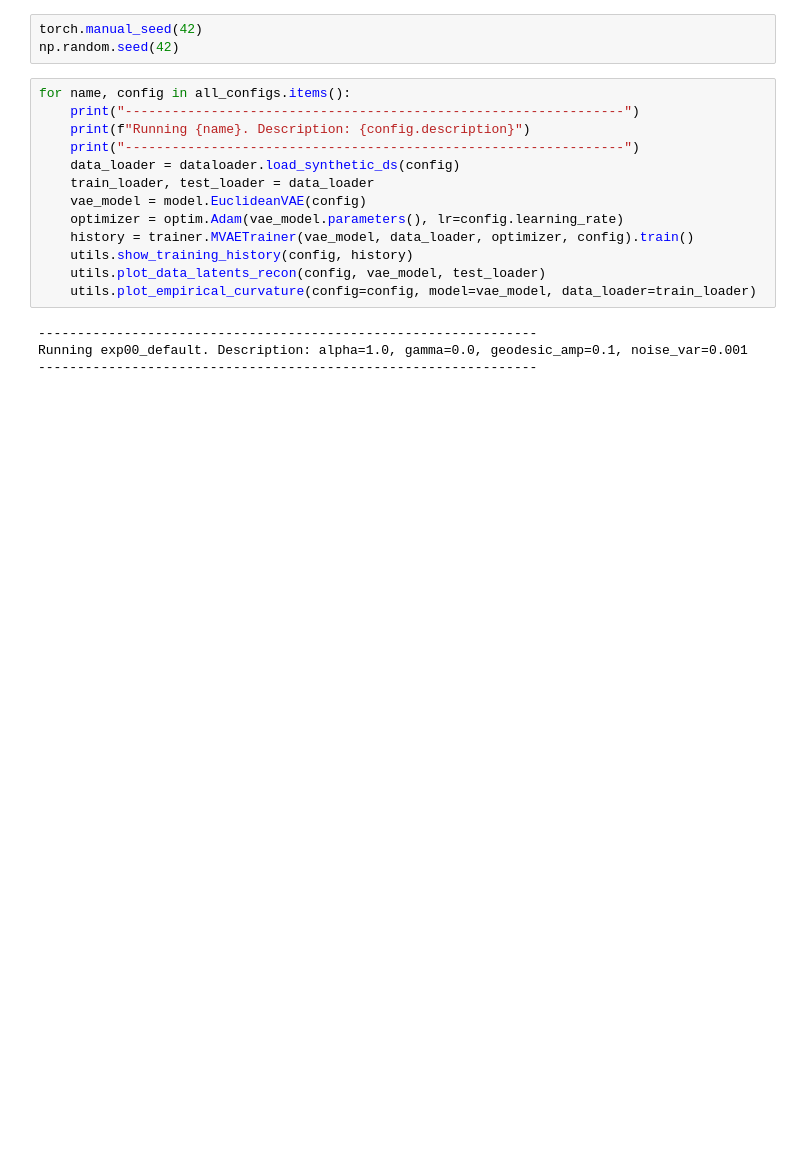
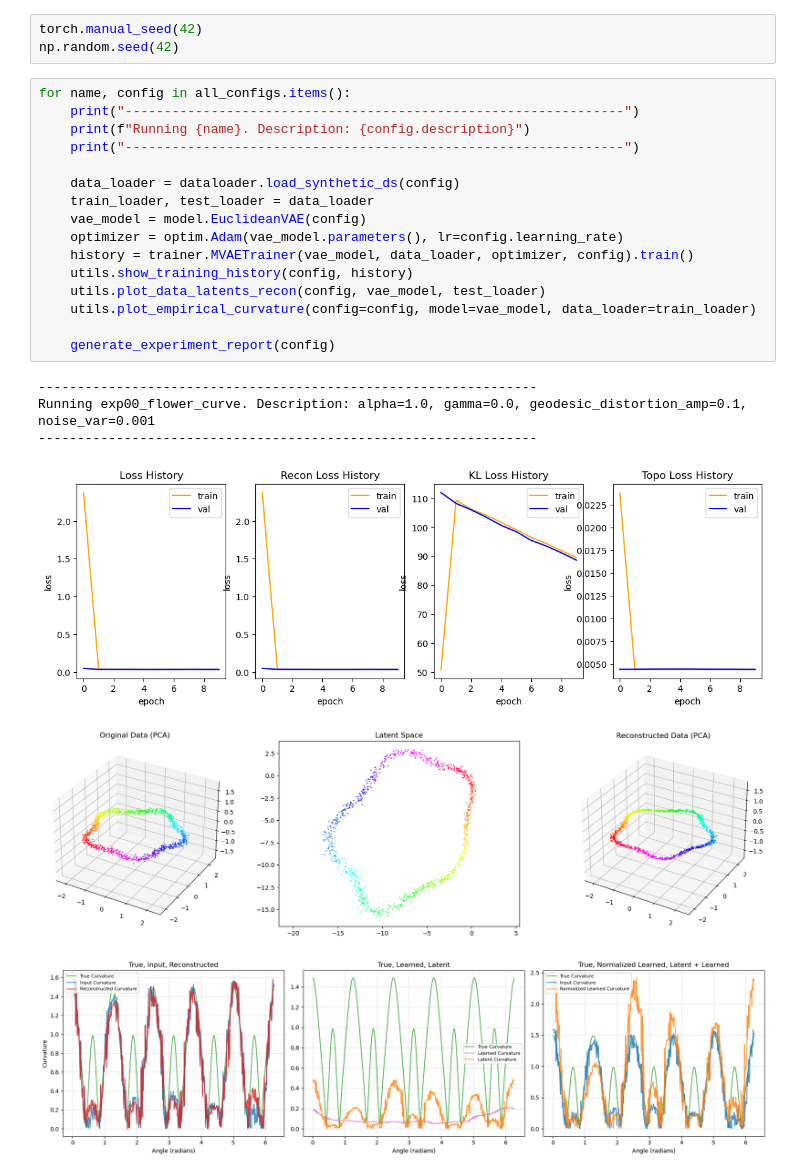
Before and after one commit to graeps/TopoGeoAEs, a Jupyter notebook: experiments/flower_experiments.ipynb, the cells around one changed output. Drawn from its saved outputs; the diff is of its cells as text; blank space fills up the shorter version.

Commit message:
improving experiment flow and logging

```diff
--- a/experiments/flower_experiments.ipynb
+++ b/experiments/flower_experiments.ipynb
@@ -26,17 +28,23 @@ np.random.seed(42)
 # %%
 for name, config in all_configs.items():
     print("----------------------------------------------------------------")
     print(f"Running {name}. Description: {config.description}")
     print("----------------------------------------------------------------")
+
     data_loader = dataloader.load_synthetic_ds(config)
     train_loader, test_loader = data_loader
     vae_model = model.EuclideanVAE(config)
     optimizer = optim.Adam(vae_model.parameters(), lr=config.learning_rate)
     history = trainer.MVAETrainer(vae_model, data_loader, optimizer, config).train()
     utils.show_training_history(config, history)
     utils.plot_data_latents_recon(config, vae_model, test_loader)
     utils.plot_empirical_curvature(config=config, model=vae_model, data_loader=train_loader)
+
+    generate_experiment_report(config)
 # %% [output]
 ----------------------------------------------------------------
-Running exp00_default. Description: alpha=1.0, gamma=0.0, geodesic_amp=0.1, noise_var=0.001
+Running exp00_flower_curve. Description: alpha=1.0, gamma=0.0, geodesic_distortion_amp=0.1, noise_var=0.001
 ----------------------------------------------------------------
+[figure, added]
+[figure, added]
+[figure, added]
```
Also changed, not shown: parts of 2 cells of this notebook, 4 other files.
